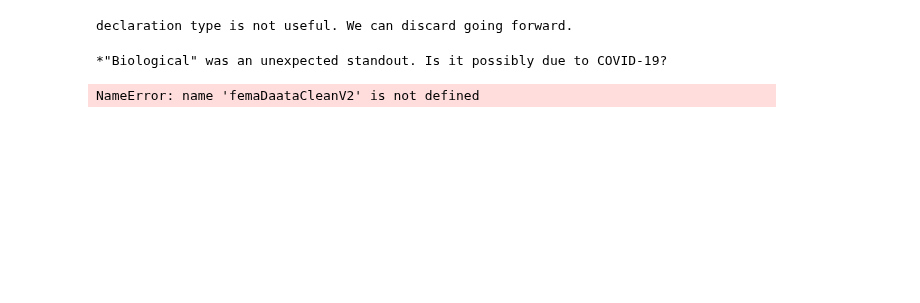
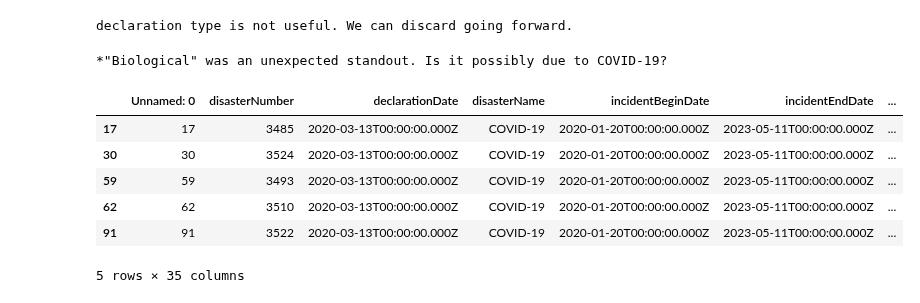
Before and after one commit to mdgarber/FEMADisasterCostForecasting, a Jupyter notebook: femadisastercostforecasting/notebooks/FEMA-EDA.ipynb, the cells around one changed output. Drawn from its saved outputs; the diff is of its cells as text; code cells hidden in the pictures; blank space fills up the shorter version.

```diff
--- a/femadisastercostforecasting/notebooks/FEMA-EDA.ipynb
+++ b/femadisastercostforecasting/notebooks/FEMA-EDA.ipynb
@@ -297,8 +316,13 @@ print('declaration type is not useful. We can discard going forward.')
 declaration type is not useful. We can discard going forward.
 # %%
 print('\n*"Biological" was an unexpected standout. Is it possibly due to COVID-19?\n')
-print(femaDataCleanV2[femaDaataCleanV2['disasterName'].str.contains('COVID')].head())
-femaDataCleanV2[femaDataCleanV2['disasterName'].str.contains('COVID')].describe()
+femaDataCleanV2[femaDataCleanV2['disasterName'].str.contains('COVID')].head()
 # %% [output]
 *"Biological" was an unexpected standout. Is it possibly due to COVID-19?
+|  | Unnamed: 0 | disasterNumber | declarationDate | disasterName | incidentBeginDate | incidentEndDate | ... |
+| 17 | 17 | 3485 | 2020-03-13T00:00:00.000Z | COVID-19 | 2020-01-20T00:00:00.000Z | 2023-05-11T00:00:00.000Z | ... |
+| 30 | 30 | 3524 | 2020-03-13T00:00:00.000Z | COVID-19 | 2020-01-20T00:00:00.000Z | 2023-05-11T00:00:00.000Z | ... |
+| 59 | 59 | 3493 | 2020-03-13T00:00:00.000Z | COVID-19 | 2020-01-20T00:00:00.000Z | 2023-05-11T00:00:00.000Z | ... |
+| 62 | 62 | 3510 | 2020-03-13T00:00:00.000Z | COVID-19 | 2020-01-20T00:00:00.000Z | 2023-05-11T00:00:00.000Z | ... |
+| 91 | 91 | 3522 | 2020-03-13T00:00:00.000Z | COVID-19 | 2020-01-20T00:00:00.000Z | 2023-05-11T00:00:00.000Z | ... |
-NameError: name 'femaDaataCleanV2' is not defined
+5 rows × 35 columns
```
Also changed, not shown: parts of 7 cells of this notebook.
